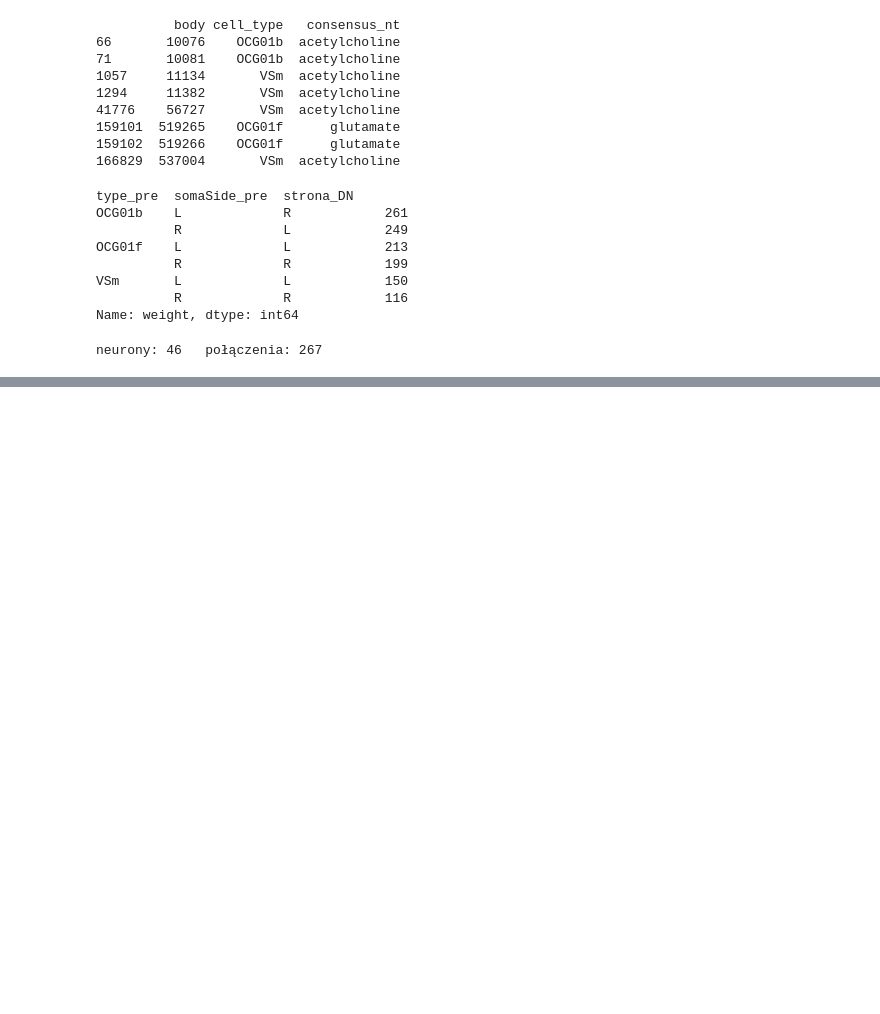
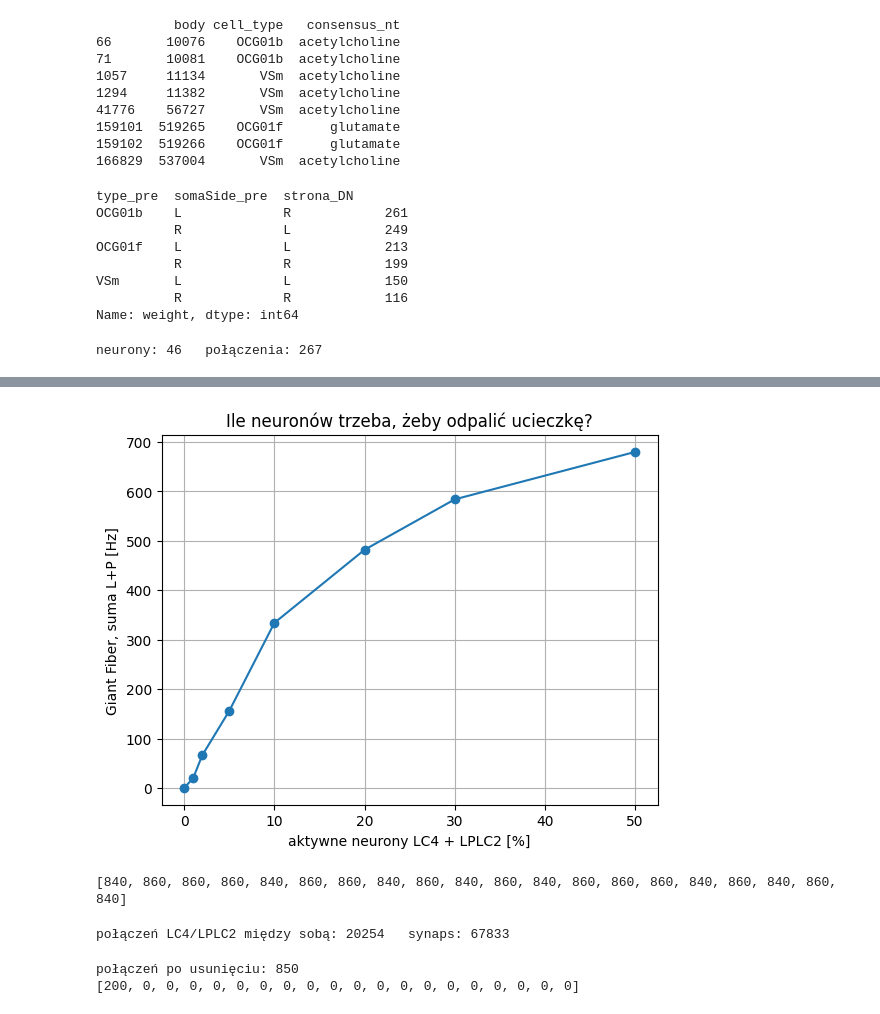
Before and after one commit to Explorjus/Fly-autopilot, a Jupyter notebook: notebooks/muszka.ipynb, the cells around one changed output, grey strips where cells are left out. Cells and saved outputs as stored; diff of their text form; code cells hidden in the pictures; blank space fills up the shorter version.

```diff
--- a/notebooks/muszka.ipynb
+++ b/notebooks/muszka.ipynb
@@ -815,0 +1049,65 @@ neurony: 46   połączenia: 267
+# %%
+rng = np.random.default_rng(0)
+indeksy_loom = np.where(loom)[0]               # numery wszystkich neuronów LC4/LPLC2
+frakcje = [0, 0.01, 0.02, 0.05, 0.1, 0.2, 0.3, 0.5]
+odp_gf = []
+
+for f in frakcje:
+    ile = int(f * len(indeksy_loom))
+    aktywne = rng.choice(indeksy_loom, size=ile, replace=False)   # losowa grupa neuronów
+
+    hz = np.zeros(mozg.N)
+    hz[vs_oba] = 40
+    hz[ocg_l | ocg_r] = 60
+    hz[ocg_pion] = 50
+    hz[aktywne] = 50                           # tylko wybrane neurony "widzą" narastanie
+
+    mozg.reset()
+    czest = np.mean([mozg.krok(50, hz) for _ in range(10)], axis=0)
+    odp_gf.append(suma(czest, "DNp01"))
+
+plt.plot([f * 100 for f in frakcje], odp_gf, marker="o")
+plt.xlabel("aktywne neurony LC4 + LPLC2 [%]")
+plt.ylabel("Giant Fiber, suma L+P [Hz]")
+plt.title("Ile neuronów trzeba, żeby odpalić ucieczkę?")
+plt.grid(True)
+plt.show()
+# %% [output]
+[figure, added]
+# %%
+def test_echa():
+    mozg.reset()
+    hz = np.zeros(mozg.N)
+    hz[vs_oba] = 40
+    hz[ocg_l | ocg_r] = 60
+    hz[ocg_pion] = 50
+
+    hz[loom] = 50                                   # 1 s: coś rośnie w kadrze
+    for _ in range(20):
+        mozg.krok(50, hz)
+
+    hz[loom] = 0                                    # potem: nic już nie rośnie
+    return [round(suma(mozg.krok(50, hz), "DNp01")) for _ in range(20)]
+
+print(test_echa())
+# %% [output]
+[840, 860, 860, 860, 840, 860, 860, 840, 860, 840, 860, 840, 860, 860, 860, 840, 860, 840, 860, 840]
+# %%
+loom_ids = opisy[opisy["type"].isin(["LC4", "LPLC2"])]["bodyId"]
+podsiec = pd.read_csv(f"{DANE}/processed/podsiec.csv")
+
+wewnetrzne = podsiec["body_pre"].isin(loom_ids) & podsiec["body_post"].isin(loom_ids)
+print("połączeń LC4/LPLC2 między sobą:", wewnetrzne.sum(),
+      "  synaps:", podsiec[wewnetrzne]["weight"].sum())
+# %% [output]
+połączeń LC4/LPLC2 między sobą: 20254   synaps: 67833
+# %%
+podsiec_bez_echa = podsiec[~wewnetrzne]
+podsiec_bez_echa.to_csv(f"{DANE}/processed/podsiec.csv", index=False)
+print("połączeń po usunięciu:", len(podsiec_bez_echa))
+
+mozg = Mozg.z_plikow(f"{DANE}/processed")
+print(test_echa())
+# %% [output]
+połączeń po usunięciu: 850
+[200, 0, 0, 0, 0, 0, 0, 0, 0, 0, 0, 0, 0, 0, 0, 0, 0, 0, 0, 0]
```
Also changed, not shown: parts of 9 cells of this notebook, 2 other files.
